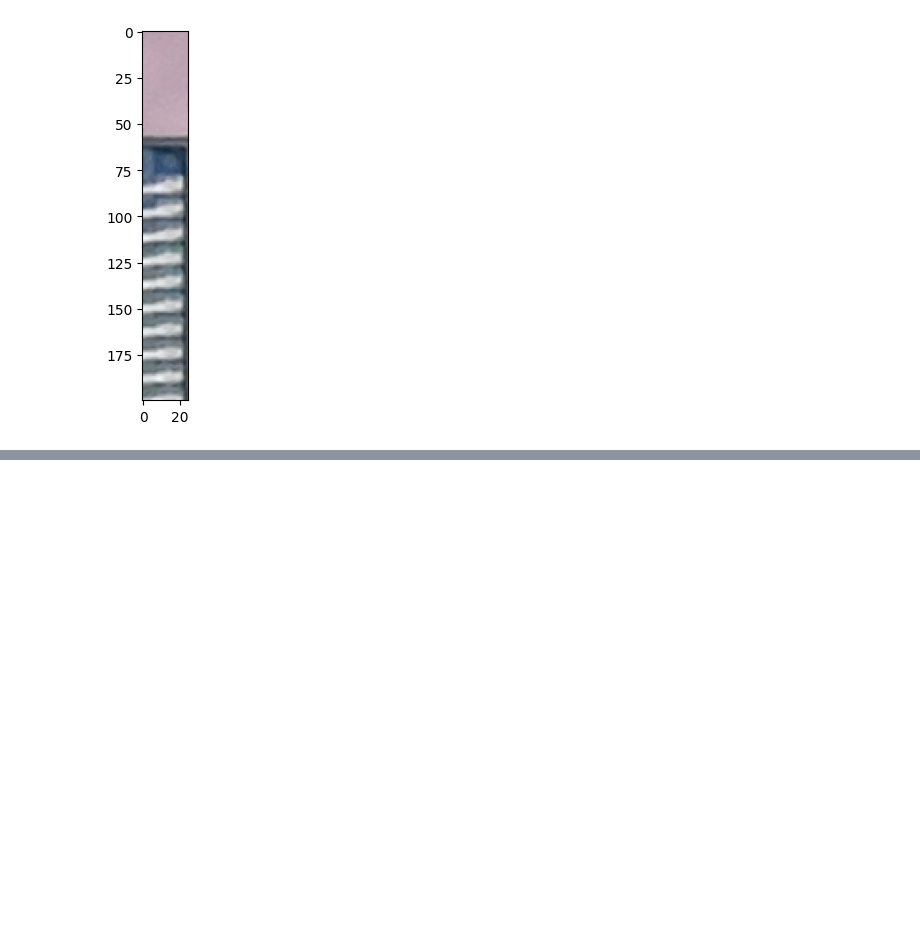
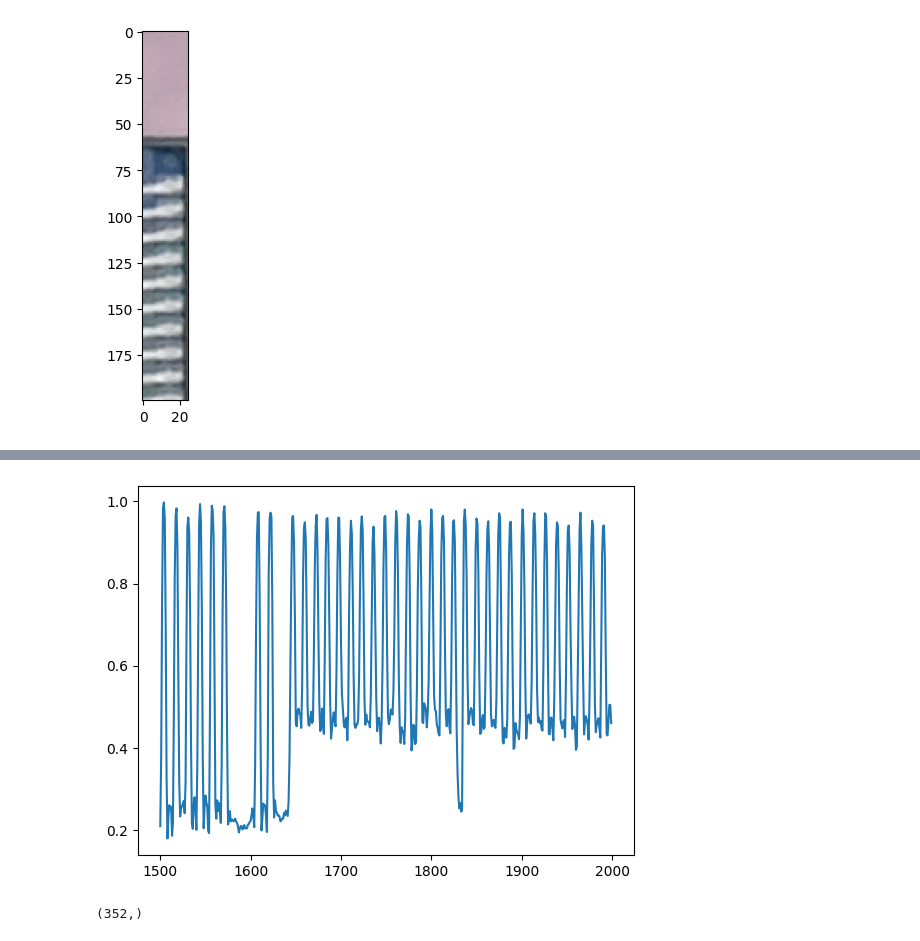
Before and after one commit to GabrielVandersippe/cern-cablage, a Jupyter notebook: lucas.ipynb, the cells around one changed output, grey strips where cells are left out. Drawn from its saved outputs; the diff is of its cells as text; code cells hidden in the pictures; blank space fills up the shorter version.

```diff
--- a/lucas.ipynb
+++ b/lucas.ipynb
@@ -439,0 +421,7 @@ find_wires(image)
+# %%
+image = cv2.imread('ModulePictures/P1018_20UPGM23211497_AfterWirebonding.jpg')
+left, right = find_wires(image, level=0.87, column_left=800, column_right=6050)
+print(left)
+print(len(left))
+print(right)
+print(len(right))
@@ -439,0 +433,19 @@ find_wires(image)
+# %%
+def wires (image, column_left) :
+    result = np.zeros(image.shape[0])
+    for i in range(image.shape[0]) :
+        result[i] = image[i,column_left].sum()/(255*3)
+    return (result)
+# %%
+result = wires(image, 800)
+plt.plot(np.arange(image.shape[0])[1500:2000], result[1500:2000])
+plt.show()
+# %% [output]
+[figure, added]
+# %%
+import scipy
+import scipy.signal
+peaks, _ = scipy.signal.find_peaks(result, height=0.9)
+print(peaks.shape)
+# %% [output]
+(352,)
```
Also changed, not shown: parts of 6 cells of this notebook.
